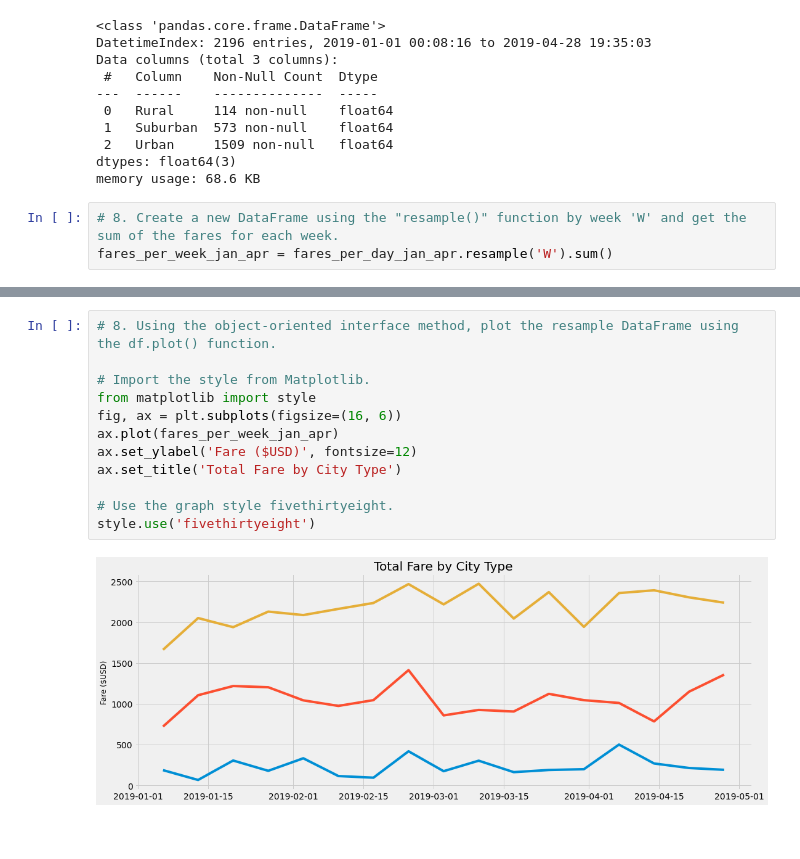
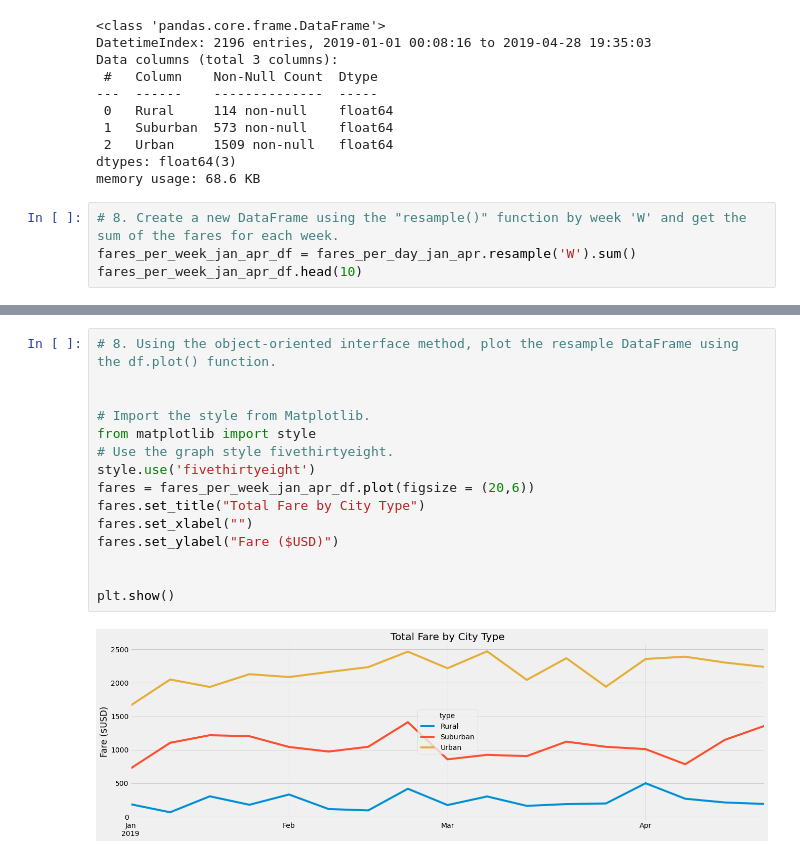
Before and after one commit to pcar22/PyBer_Analysis, a Jupyter notebook: PyBer_Challenge.ipynb, the cells around one changed output, grey strips where cells are left out. Cells and saved outputs as stored; diff of their text form; blank space fills up the shorter version.

```diff
--- a/PyBer_Challenge.ipynb
+++ b/PyBer_Challenge.ipynb
@@ -195,4 +170,5 @@ dtypes: float64(3)
 memory usage: 68.6 KB
 # %%
 # 8. Create a new DataFrame using the "resample()" function by week 'W' and get the sum of the fares for each week.
-fares_per_week_jan_apr = fares_per_day_jan_apr.resample('W').sum()
+fares_per_week_jan_apr_df = fares_per_day_jan_apr.resample('W').sum()
+fares_per_week_jan_apr_df.head(10)
@@ -199,14 +188,17 @@ fares_per_week_jan_apr = fares_per_day_jan_apr.resample('W').sum()
 # %%
 # 8. Using the object-oriented interface method, plot the resample DataFrame using the df.plot() function.
 
+
 # Import the style from Matplotlib.
 from matplotlib import style
-fig, ax = plt.subplots(figsize=(16, 6))
-ax.plot(fares_per_week_jan_apr)
-ax.set_ylabel('Fare ($USD)', fontsize=12)
-ax.set_title('Total Fare by City Type')
-
 # Use the graph style fivethirtyeight.
 style.use('fivethirtyeight')
+fares = fares_per_week_jan_apr_df.plot(figsize = (20,6))
+fares.set_title("Total Fare by City Type")
+fares.set_xlabel("")
+fares.set_ylabel("Fare ($USD)")
+
+
+plt.show()
 # %% [output]
-[figure, old version]
+[figure, new version]
```
Also changed, not shown: parts of 7 cells of this notebook, 1 other file.
